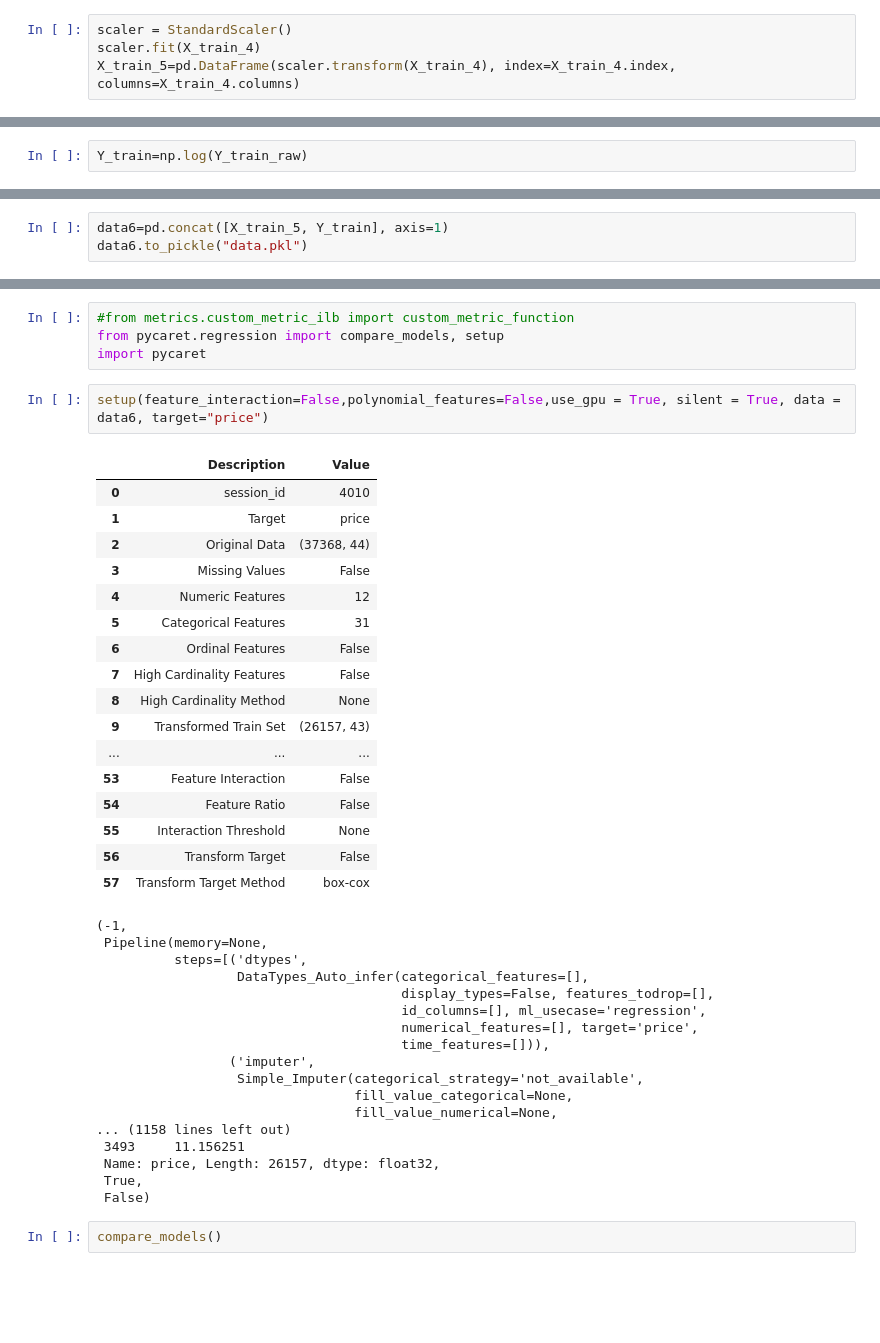
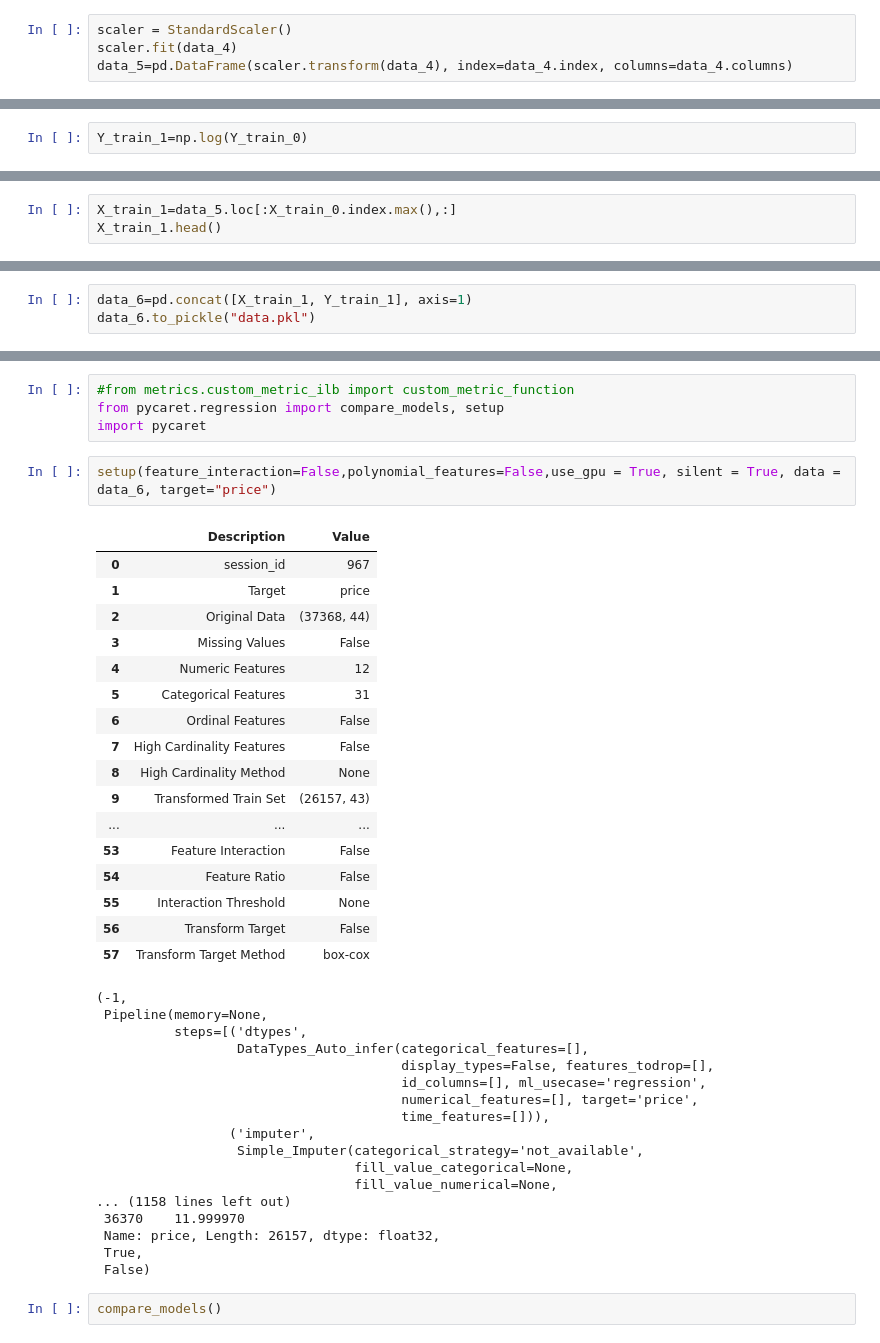
Before and after one commit to Abdellah-Laassairi/real-estate-price-prediction, a Jupyter notebook: nootebook.ipynb, the cells around one changed output, grey strips where cells are left out. Saved outputs shown, nothing was run; the diff lists cells and outputs as text; blank space fills up the shorter version.

```diff
--- a/nootebook.ipynb
+++ b/nootebook.ipynb
@@ -322,6 +328,6 @@ X_train_4.head()
 ## 5. Scaling
 # %%
 scaler = StandardScaler()
-scaler.fit(X_train_4)
-X_train_5=pd.DataFrame(scaler.transform(X_train_4), index=X_train_4.index, columns=X_train_4.columns)
+scaler.fit(data_4)
+data_5=pd.DataFrame(scaler.transform(data_4), index=data_4.index, columns=data_4.columns)
 # %%
@@ -357,6 +363,9 @@ plt.show()
 # %% [output]
 [figure]
 # %%
-Y_train=np.log(Y_train_raw)
+Y_train_1=np.log(Y_train_0)
 # %% [markdown]
 ## 7. Model Selection
+# %%
+X_train_1=data_5.loc[:X_train_0.index.max(),:]
+X_train_1.head()
@@ -363,6 +399,6 @@ Y_train=np.log(Y_train_raw)
 # %%
-data6=pd.concat([X_train_5, Y_train], axis=1)
-data6.to_pickle("data.pkl")
+data_6=pd.concat([X_train_1, Y_train_1], axis=1)
+data_6.to_pickle("data.pkl")
 # %%
 # data6.head()
 # %%
@@ -370,10 +406,10 @@ data6.to_pickle("data.pkl")
 from pycaret.regression import compare_models, setup
 import pycaret
 # %%
-setup(feature_interaction=False,polynomial_features=False,use_gpu = True, silent = True, data = data6, target="price")
+setup(feature_interaction=False,polynomial_features=False,use_gpu = True, silent = True, data = data_6, target="price")
 # %% [output]
 |  | Description | Value |
-| 0 | session_id | 4010 |
+| 0 | session_id | 967 |
 | 1 | Target | price |
 | 2 | Original Data | (37368, 44) |
 | 3 | Missing Values | False |
@@ -402,7 +438,7 @@ setup(feature_interaction=False,polynomial_features=False,use_gpu = True, silent
                                  fill_value_categorical=None,
                                  fill_value_numerical=None,
 ... (1158 lines left out)
- 3493     11.156251
+ 36370    11.999970
  Name: price, Length: 26157, dtype: float32,
  True,
  False)
```
Also changed, not shown: parts of 40 cells of this notebook.
